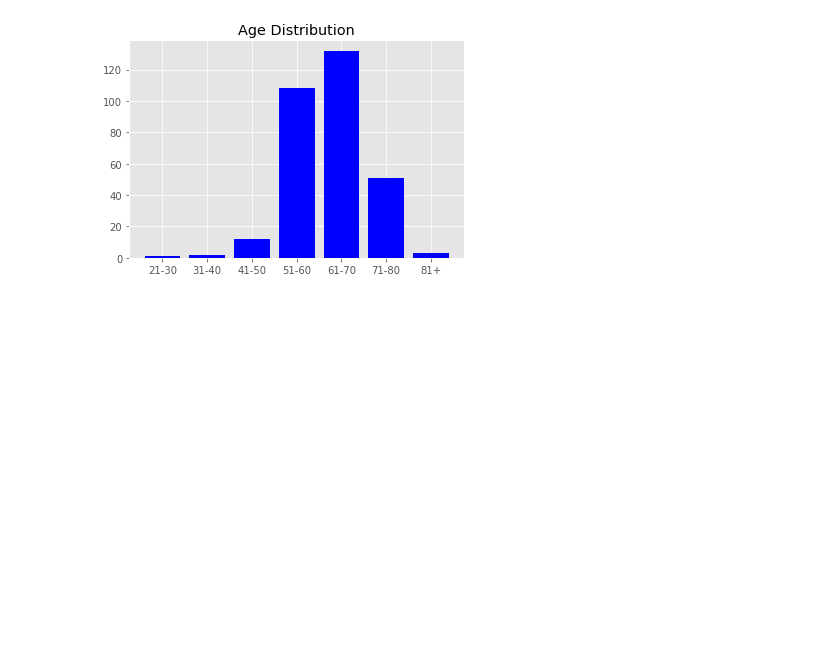
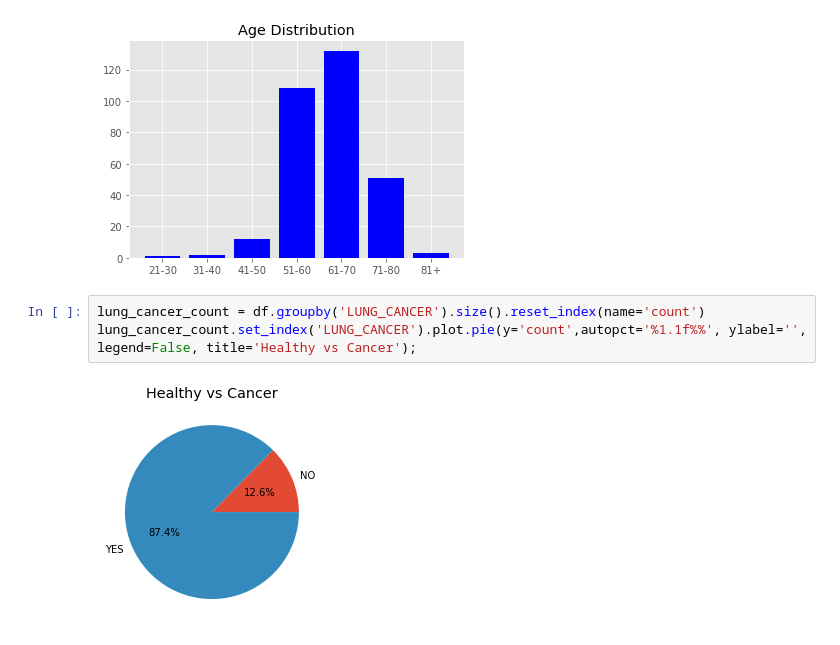
Before and after one commit to chunnali/Data-Analyst-Portfolio, a Jupyter notebook: Data_Analysis_Lung_Cancer.ipynb, the cells around one changed output. Drawn from its saved outputs; the diff is of its cells as text; blank space fills up the shorter version.

```diff
--- a/Data_Analysis_Lung_Cancer.ipynb
+++ b/Data_Analysis_Lung_Cancer.ipynb
@@ -87,6 +89,11 @@ plt.title('Age Distribution')
 plt.show()
 # %% [output]
 [figure]
+# %%
+lung_cancer_count = df.groupby('LUNG_CANCER').size().reset_index(name='count')
+lung_cancer_count.set_index('LUNG_CANCER').plot.pie(y='count',autopct='%1.1f%%', ylabel='', legend=False, title='Healthy vs Cancer');
+# %% [output]
+[figure, added]
 # %%
 # Correlation
 corr = df.corr()
```
Also changed, not shown: parts of 9 cells of this notebook.
